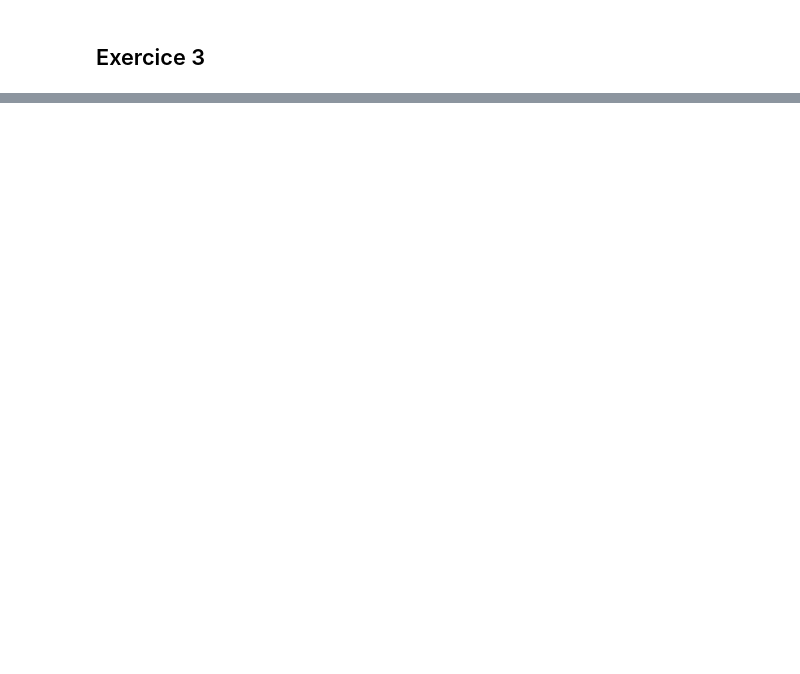
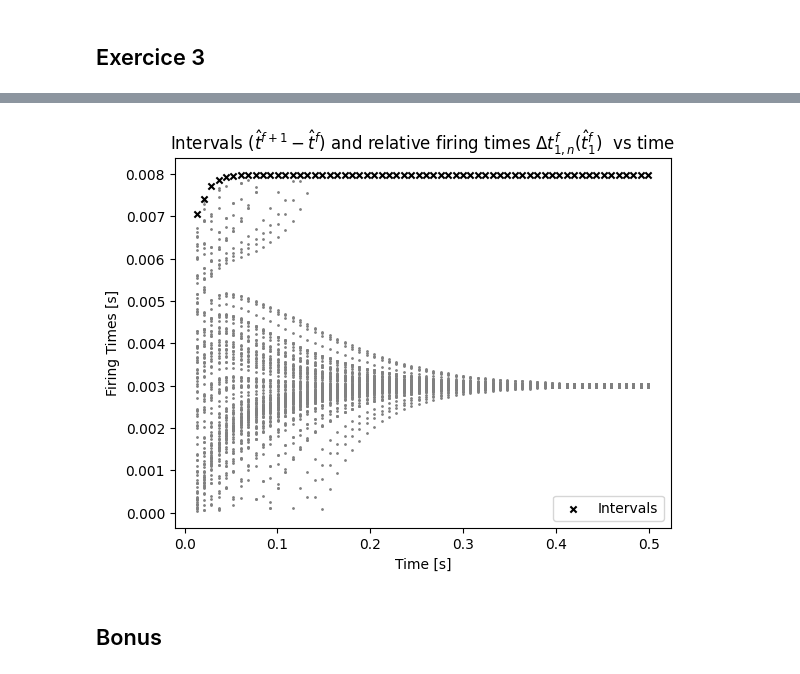
Before and after one commit to NicolasRR/SSHNeurons, a Jupyter notebook: Notebook.ipynb, the cells around one changed output, grey strips where cells are left out. Drawn from its saved outputs; the diff is of its cells as text; code cells hidden in the pictures; blank space fills up the shorter version.

Commit message:
bonus half way

```diff
--- a/Notebook.ipynb
+++ b/Notebook.ipynb
@@ -359,0 +341,21 @@ The slope is 2.0 and the intercept 0.0
+# %%
+T=5e2*b2.ms
+I0 = -0*b2.mA
+I = np.full(int(T/dt)+1, I0)*1e3*b2.mA
+Vi6 =np.full(len(Vs1[-1]), np.median(Vs1[-1][0]))*1e3*b2.mV
+i6 = np.random.choice(range(100))
+Vi6[i6]=Vi56[i6]+10*b2.mV ## Perturbation or not?
+Vs6, ST6, epsilonA6,epsilonB6 = synchronous_state(Vi6, dt=dt, T=T, I=I, beta=BETA, eA=epsilonA[-1-int(delta/dt)], eB=epsilonB[-1-int(delta/dt)])
+# %%
+prefix = np.full(int(delta/dt)+1,epsilonA6[0])*b2.Hz
+epsilonA6 = np.concatenate((prefix, epsilonA6))[int(delta/dt):-1]*b2.Hz
+Isync = epsilonA6*J*MEMBRANE_TIME_SCALE /MEMBRANE_RESISTANCE
+Vs7, ST7 = non_interacting(Vi, I=Isync, T=T, dt=dt)
+# %%
+tn1 = np.nonzero(ST6[:,0])[0]
+rtimes, intervals, Imins = intervals_spike(ST7, tn1)
+plot_intervals(rtimes, intervals, Imins)
+# %% [output]
+[figure, added]
+# %% [markdown]
+## Bonus
```
Also changed, not shown: parts of 22 cells of this notebook.
